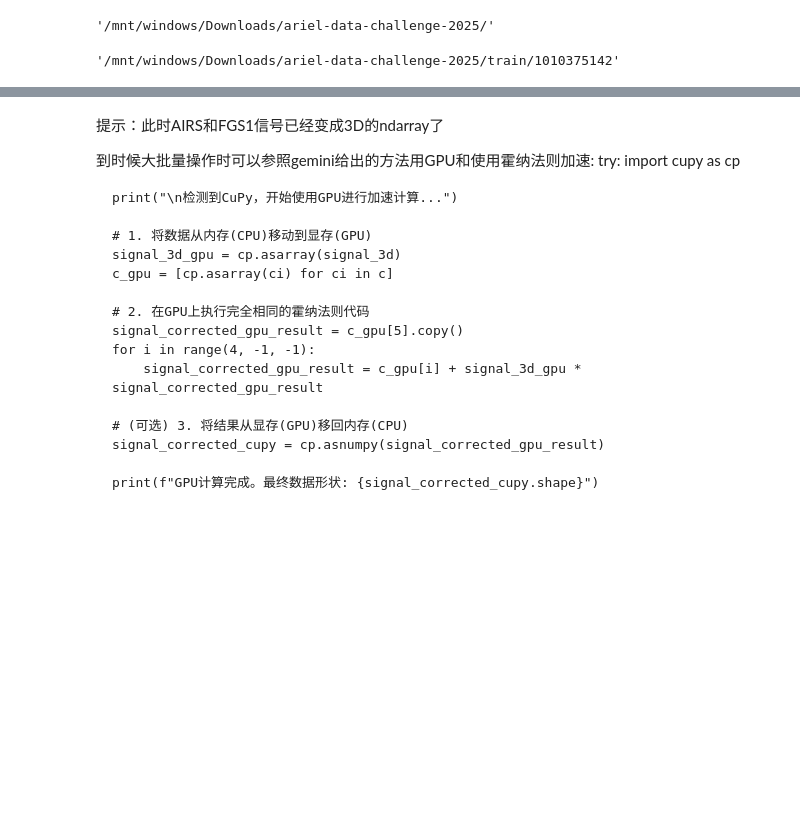
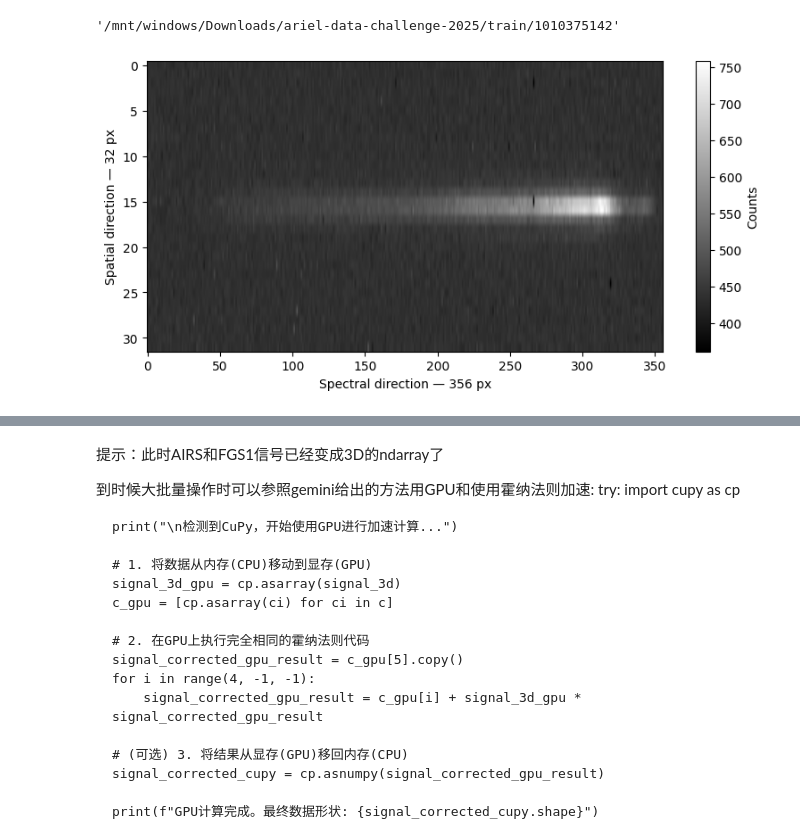
Before and after one commit to itachi114514/kaggle-ariel, a Jupyter notebook: example_check.ipynb, the cells around one changed output, grey strips where cells are left out. Saved outputs shown, nothing was run; the diff lists cells and outputs as text; code cells hidden in the pictures; blank space fills up the shorter version.

```diff
--- a/example_check.ipynb
+++ b/example_check.ipynb
@@ -22,4 +0,0 @@ base_url = os.getenv("BASE_URL", "/kaggle/input/ariel-data-challenge-2025")
-# %%
-os.getenv("BASE_URL")
-# %% [output]
-'/mnt/windows/Downloads/ariel-data-challenge-2025/'
@@ -26,3 +9,15 @@ os.getenv("BASE_URL")
+# %%
+def show_figure(array, title=None, cmap="gray", aspect="auto"):
+    image = array
+    plt.figure(figsize=(8, 4))
+    plt.imshow(image, cmap=cmap, aspect=aspect)
+    if title:
+        plt.title(title)
+    plt.xlabel("Spectral direction — 356 px")
+    plt.ylabel("Spatial direction — 32 px")
+    plt.colorbar(label="Counts")
+    plt.tight_layout()
+    plt.show()
 # %%
 train_paths = os.path.join(base_url, "train")
 example = os.path.join(train_paths, "1010375142")
@@ -37,3 +31,8 @@ df_FGS1_raw_signal_ex = pd.read_parquet(os.path.join(example, "FGS1_signal_0.par
+# %%
+# 原始图像
+show_figure(df_AIRS_raw_signal_ex.iloc[0].to_numpy().reshape(32, 356))
+# %% [output]
+[figure, added]
 # %%
 #Convert 1010375142's AIRS-CH0 and FGS1 signals from digital to analog (reverse ADC)
 adc_info_path = os.path.join(base_url, "adc_info.csv")
```
Also changed, not shown: parts of 18 cells of this notebook, 1 other file.
